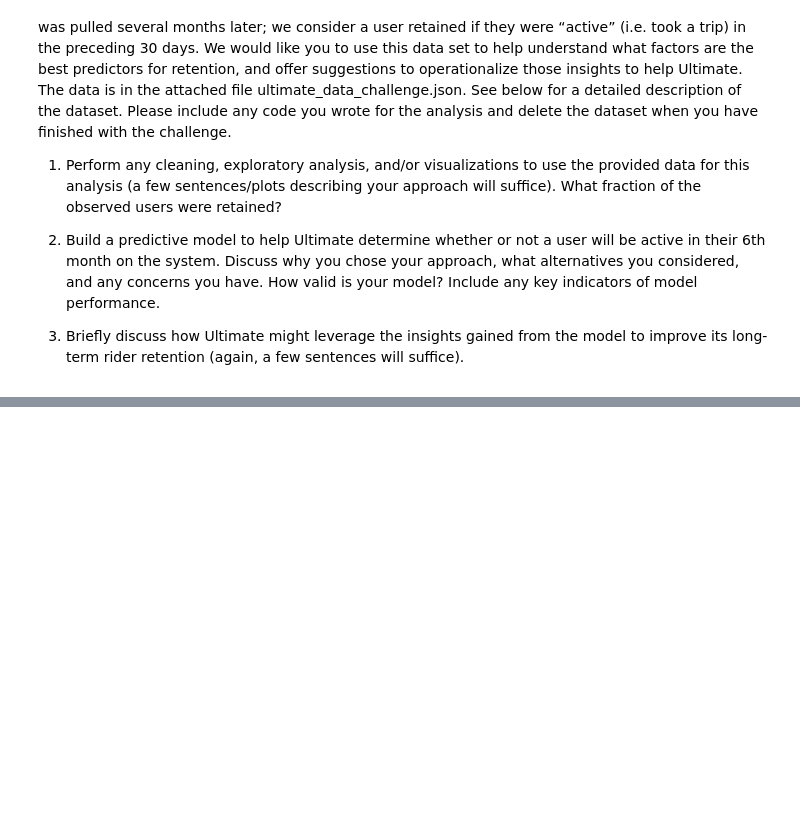
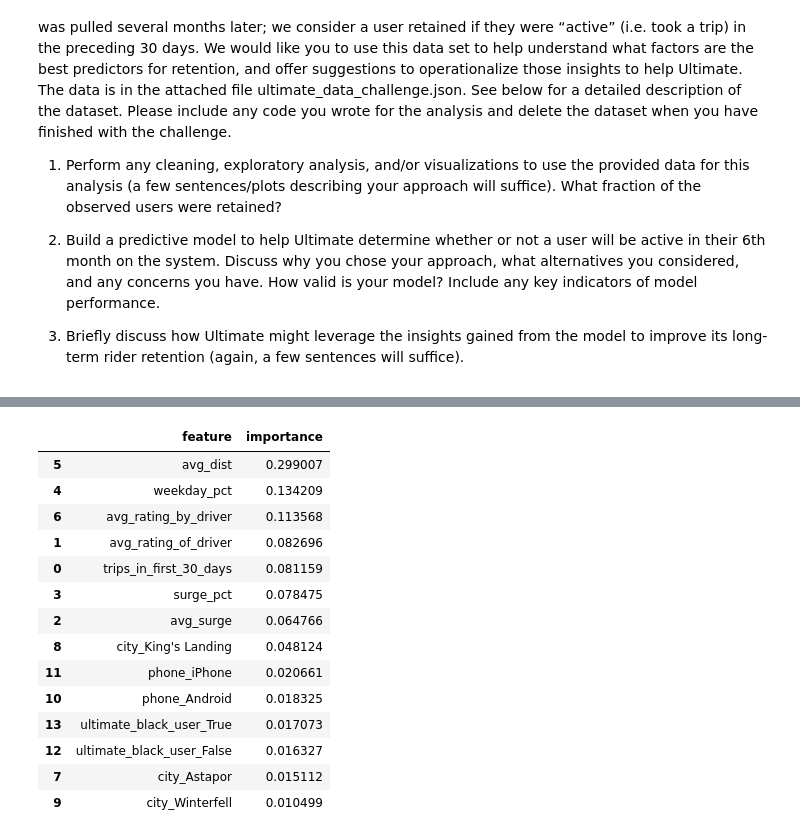
Before and after one commit to litchumah/ultimate_inc_challange, a Jupyter notebook: Untitled.ipynb, the cells around one changed output, grey strips where cells are left out. Drawn from its saved outputs; the diff is of its cells as text; code cells hidden in the pictures; blank space fills up the shorter version.

```diff
--- a/Untitled.ipynb
+++ b/Untitled.ipynb
@@ -171,0 +367,7 @@ dtype: bool
+# %%
+scaler = StandardScaler()
+scaled_features = scaler.fit_transform(df_features)
+X_train, X_test, y_train, y_test = train_test_split(scaled_features, target, test_size=0.3,random_state=42)
+# %%
+rf = RandomForestClassifier(n_estimators=100)
+rf.fit(X_train,y_train)
@@ -171,0 +382,19 @@ dtype: bool
+# %%
+df_importance = pd.DataFrame(zip(list(df_features.columns),rf.feature_importances_),index=range(df_features.columns.shape[0]),columns=['feature','importance'])
+df_importance.sort_values(by='importance',ascending=False)
+# %% [output]
+|  | feature | importance |
+| 5 | avg_dist | 0.299007 |
+| 4 | weekday_pct | 0.134209 |
+| 6 | avg_rating_by_driver | 0.113568 |
+| 1 | avg_rating_of_driver | 0.082696 |
+| 0 | trips_in_first_30_days | 0.081159 |
+| 3 | surge_pct | 0.078475 |
+| 2 | avg_surge | 0.064766 |
+| 8 | city_King's Landing | 0.048124 |
+| 11 | phone_iPhone | 0.020661 |
+| 10 | phone_Android | 0.018325 |
+| 13 | ultimate_black_user_True | 0.017073 |
+| 12 | ultimate_black_user_False | 0.016327 |
+| 7 | city_Astapor | 0.015112 |
+| 9 | city_Winterfell | 0.010499 |
```
Also changed, not shown: parts of 20 cells of this notebook.
